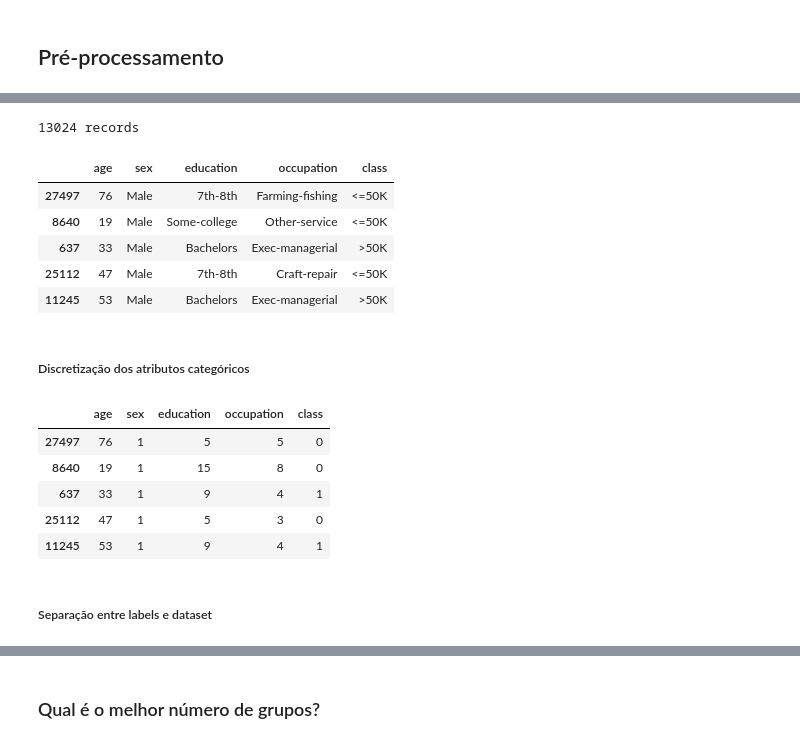
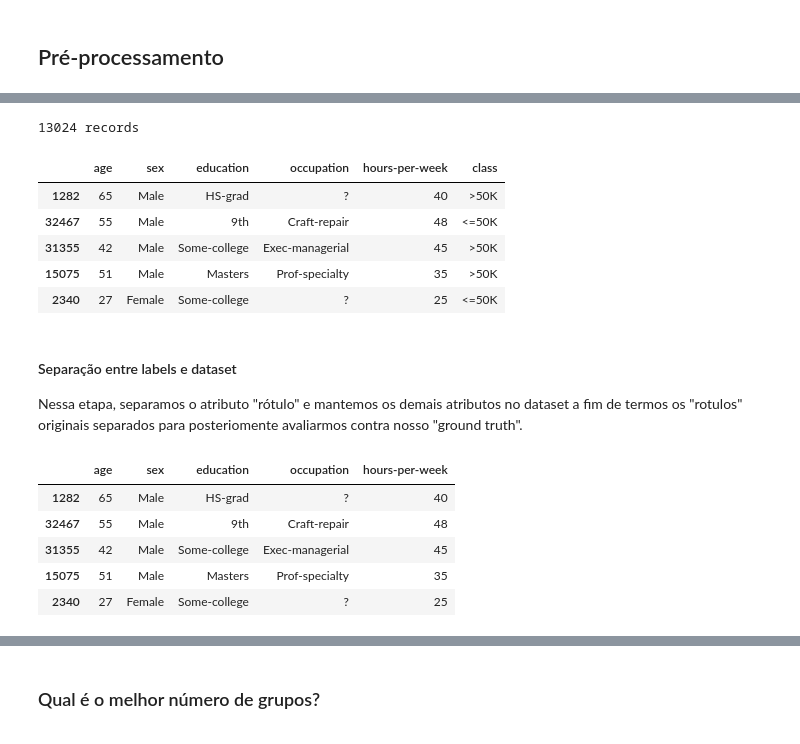
Before and after one commit to BrunoICardoso/DataScience, a Jupyter notebook: machine-learning-1/Trabalho 1 - Machine Learning 1.ipynb, the cells around one changed output, grey strips where cells are left out. Saved outputs shown, nothing was run; the diff lists cells and outputs as text; code cells hidden in the pictures.

```diff
--- a/machine-learning-1/Trabalho 1 - Machine Learning 1.ipynb
+++ b/machine-learning-1/Trabalho 1 - Machine Learning 1.ipynb
@@ -85,0 +94,4 @@ Segundo o artigo [***'Predicting if income exceeds $50,000 per year based on 199
+# %%
+columns_to_filter = ["age", "sex", "education", "occupation","hours-per-week","class"]
+
+df = censo.loc[:, columns_to_filter]
@@ -86,39 +101,33 @@ Segundo o artigo [***'Predicting if income exceeds $50,000 per year based on 199
 # %%
-columns_to_filter = ["age", "sex", "education", "occupation", "class"]
-
-df = censo.loc[:, columns_to_filter]
-
 df = df.sample(frac=0.4)
-
 print str(len(df)) + ' records'
 
 df.head()
 # %% [output]
 13024 records
-|  | age | sex | education | occupation | class |
-| 27497 | 76 | Male | 7th-8th | Farming-fishing | <=50K |
-| 8640 | 19 | Male | Some-college | Other-service | <=50K |
-| 637 | 33 | Male | Bachelors | Exec-managerial | >50K |
-| 25112 | 47 | Male | 7th-8th | Craft-repair | <=50K |
-| 11245 | 53 | Male | Bachelors | Exec-managerial | >50K |
+|  | age | sex | education | occupation | hours-per-week | class |
+| 1282 | 65 | Male | HS-grad | ? | 40 | >50K |
+| 32467 | 55 | Male | 9th | Craft-repair | 48 | <=50K |
+| 31355 | 42 | Male | Some-college | Exec-managerial | 45 | >50K |
+| 15075 | 51 | Male | Masters | Prof-specialty | 35 | >50K |
+| 2340 | 27 | Female | Some-college | ? | 25 | <=50K |
-# %% [markdown]
-##### Discretização dos atributos categóricos
+# %% [markdown]
+#### Separação entre labels e dataset
+Nessa etapa, separamos o atributo "rótulo" e mantemos os demais atributos no dataset a fim de termos os "rotulos" originais separados para posteriomente avaliarmos contra nosso "ground truth".
 # %%
-# Encoding categorical data
-
-df['education'] = df['education'].astype('category')
-df['occupation'] = df['occupation'].astype('category')
-df['sex'] = df['sex'].astype('category')
 df['class'] = df['class'].astype('category')
 categories = df.select_dtypes(['category']).columns
 df[categories] = df[categories].apply(lambda x:x.cat.codes)
+
+Y_labels = df["class"]
+#print Y_labels
+
+df.drop(columns=["class"] ,inplace=True) ## Não pode rodar duas vezes
 df.head()
 # %% [output]
-|  | age | sex | education | occupation | class |
-| 27497 | 76 | 1 | 5 | 5 | 0 |
-| 8640 | 19 | 1 | 15 | 8 | 0 |
-| 637 | 33 | 1 | 9 | 4 | 1 |
-| 25112 | 47 | 1 | 5 | 3 | 0 |
-| 11245 | 53 | 1 | 9 | 4 | 1 |
+|  | age | sex | education | occupation | hours-per-week |
+| 1282 | 65 | Male | HS-grad | ? | 40 |
+| 32467 | 55 | Male | 9th | Craft-repair | 48 |
+| 31355 | 42 | Male | Some-college | Exec-managerial | 45 |
+| 15075 | 51 | Male | Masters | Prof-specialty | 35 |
+| 2340 | 27 | Female | Some-college | ? | 25 |
-# %% [markdown]
-##### Separação entre labels e dataset
```
Also changed, not shown: parts of 23 cells of this notebook.
